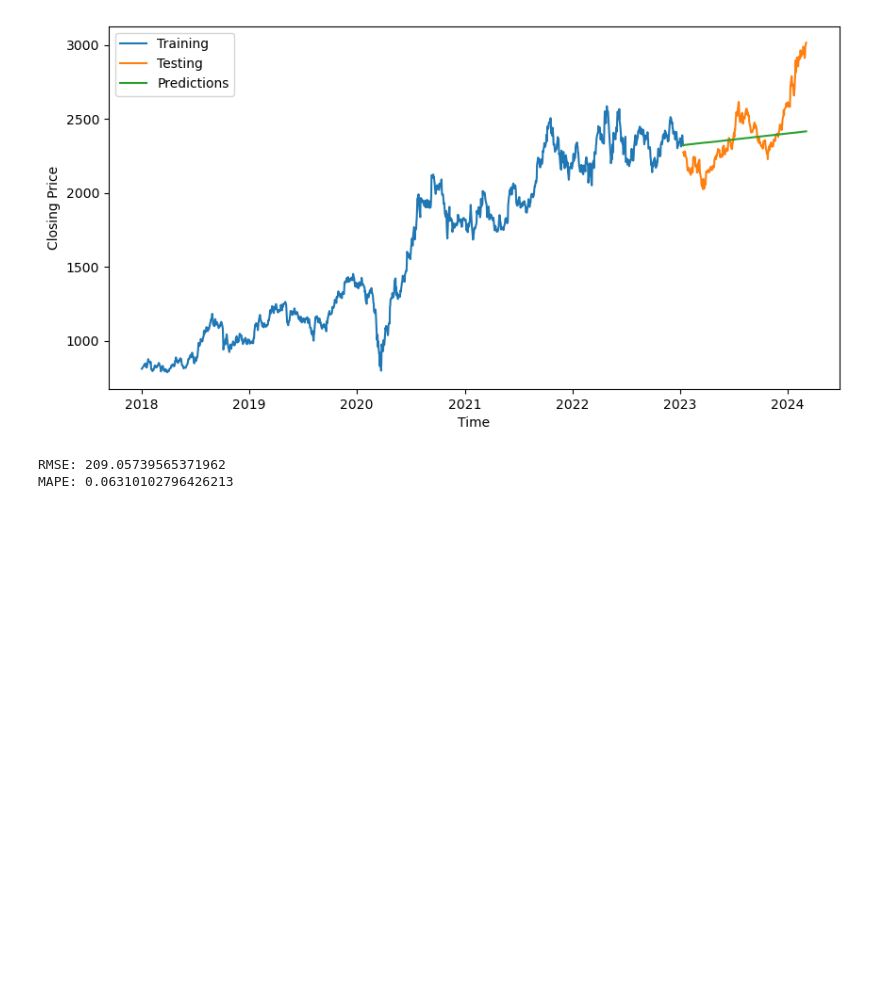
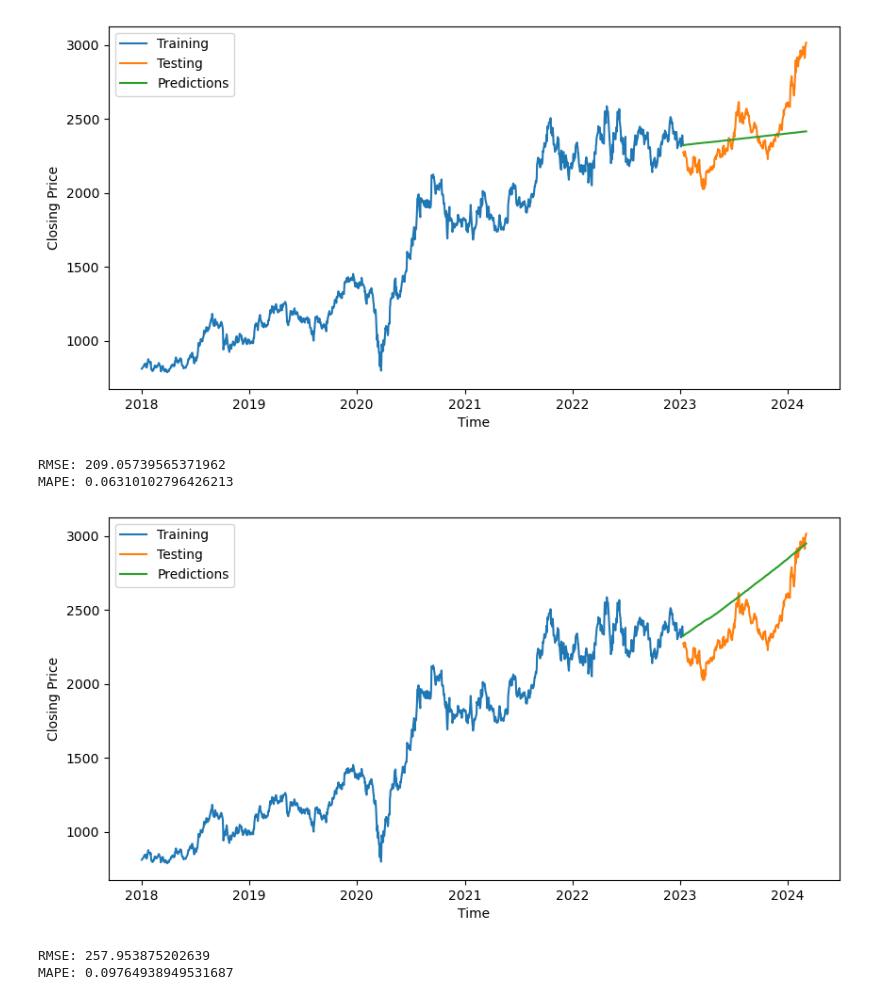
Before and after one commit to HP3-16/time-series-stocks, a Jupyter notebook: model_arima_rel.ipynb, the cells around one changed output. Drawn from its saved outputs; the diff is of its cells as text; code cells hidden in the pictures; blank space fills up the shorter version.

Commit message:
model updated arima

```diff
--- a/model_arima_rel.ipynb
+++ b/model_arima_rel.ipynb
@@ -165,3 +165,16 @@ print(f'MAPE: {mape}')
 # %% [output]
 RMSE: 209.05739565371962
 MAPE: 0.06310102796426213
+# %%
+RELIANCE_PREDS_2 = AUTO_ARIMA.predict(281)
+RELIANCE_PREDICTION_2 = np.exp(RELIANCE_PREDS_2)
+plt.figure(figsize=(10, 5))
+plt.plot(RELIANCE_Train_Data['Date'], RELIANCE_Train_Data['Adj Close'], label='Training')
+plt.plot(RELIANCE_Test_Data['Date'], RELIANCE_Test_Data['Adj Close'], label='Testing')
+plt.plot(RELIANCE_Test_Data['Date'], RELIANCE_PREDICTION_2, label='Predictions')
+plt.xlabel('Time')
+plt.ylabel('Closing Price')
+plt.legend()
+plt.show()
+# %% [output]
+[figure, added]
@@ -167,0 +183,11 @@ MAPE: 0.06310102796426213
+# %%
+import math
+rmse = math.sqrt(mean_squared_error(RELIANCE_Test_Data['Adj Close'], RELIANCE_PREDICTION_2))
+mape = np.mean(
+    np.abs(RELIANCE_PREDICTION_REINDEXED_2 - RELIANCE_Test_Data['Adj Close']) / np.abs(RELIANCE_Test_Data['Adj Close']))
+
+print(f'RMSE: {rmse}')
+print(f'MAPE: {mape}')
+# %% [output]
+RMSE: 257.953875202639
+MAPE: 0.09764938949531687
```
Also changed, not shown: parts of 3 cells of this notebook.
